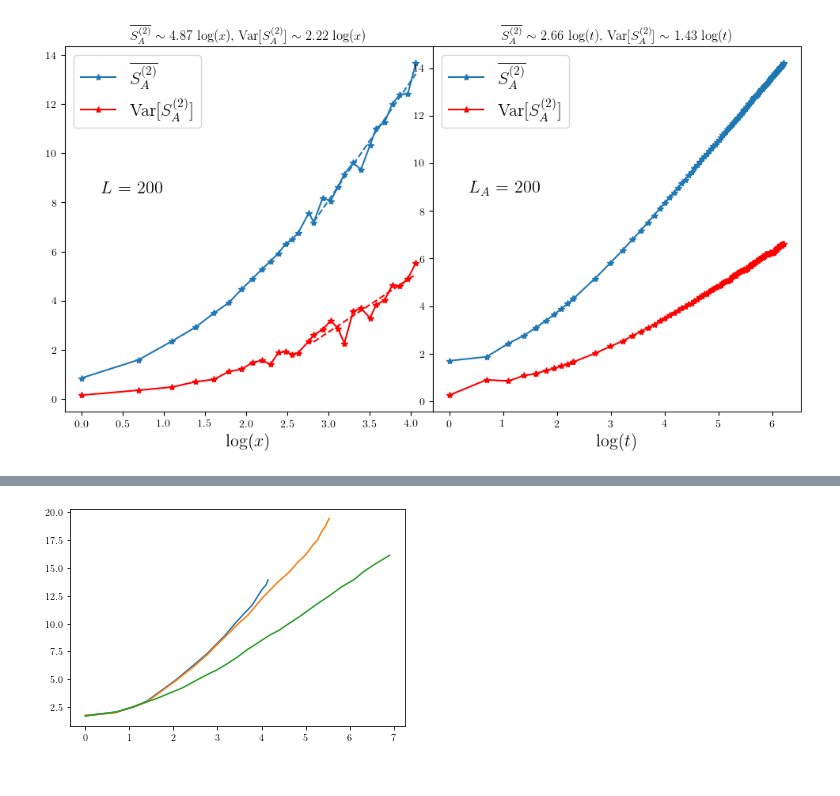
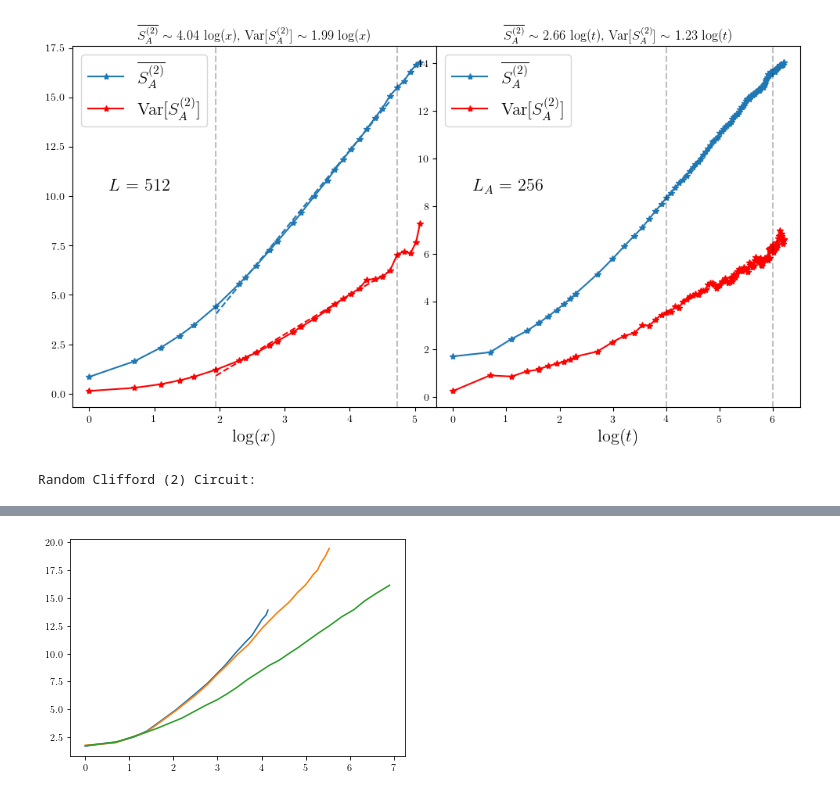
Before and after one commit to eliotheinrich/QuCircuit, a Jupyter notebook: plot_entropy.ipynb, the cells around one changed output, grey strips where cells are left out. Drawn from its saved outputs; the diff is of its cells as text; code cells hidden in the pictures.

```diff
--- a/plot_entropy.ipynb
+++ b/plot_entropy.ipynb
@@ -69,11 +69,13 @@ class DataFrame:
 			val.append(slide.get_nruns(key))
 		return np.array(val)
 
-	def query_key(self, key, val):
+	def filter(self, key, val):
 		new_df = DataFrame()
+		new_df.params = self.params.copy()
 		for slide in self.slides:
-			if np.isclose(slide[key], val):
+			if np.isclose(slide.get(key), val):
 				new_df.add_dataslide(slide)
+
 		return new_df
 
 def parse_datafield(s):
@@ -188,19 +190,9 @@ def logx(partition_size, system_size):
 
 
 # Used by fig4 and fig5
-def combine_slides(data: DataFrame):
+def unpack_slides(data: DataFrame):
 	data.slides = sorted(data.slides, key=lambda slide: slide.get('partition_size'))
 	num_slides = len(data.slides)
-
-	# Horrible; cleanup
-	data_new = DataFrame()
-	data_new.params = data.params
-	for i in range(0, num_slides, 2):
-		ds = DataSlide(data.slides[i].data.keys(), data.slides[i].data.values())
-		ds.data['entropy'] = np.array([combine_dist(data.slides[i].data['entropy'][0], data.slides[i+1].data['entropy'][0])])
-		data_new.add_dataslide(ds)
-
-	data = data_new
 
 	partition_sizes = np.array([slide.get('partition_size') for slide in data.slides])
 	entropy = data.get('entropy').flatten()
@@ -442,57 +227,68 @@ var: [1.2721065199006176e-05, 1.2145155627696744]
 # %%
-def get_coefficients(timeseries_filenames, fluctuation_filename):
+def get_coefficients(timeseries_filenames, fluctuation_filename, mzr_prob = None):
 	data_fluc = load_data(fluctuation_filename)
+	if mzr_prob is not None:
+		data_fluc = data_fluc.filter('mzr_prob', mzr_prob)
 
-	partition_sizes, entropy, entropy_err = combine_slides(data_fluc)
+	partition_sizes, entropy, entropy_err = unpack_slides(data_fluc)
 	entropy_var = entropy_err**2
 
 	system_size = data_fluc.get('system_size')[0]
 
-	x = np.array([logx(partition_size, system_size) for partition_size in partition_sizes])
-	x, entropy, entropy_var = truncate_data(x, entropy, entropy_var)
+	log_x = np.array([logx(partition_size, system_size) for partition_size in partition_sizes])
+	log_x, entropy, entropy_var = truncate_data(log_x, entropy, entropy_var)
 
 
-	fit_ind = 15
-	a_entropy, y_entropy = curve_fit(linear, x[fit_ind:], entropy[fit_ind:])[0]
-	a_entropy_var, y_entropy_var = curve_fit(linear, x[fit_ind:], entropy_var[fit_ind:])[0]
+	(start, end) = (5, -5)
+	a_entropy, y_entropy = curve_fit(linear, log_x[start:end], entropy[start:end])[0]
+	a_entropy_var, y_entropy_var = curve_fit(linear, log_x[start:end], entropy_var[start:end])[0]
 
 	fig, ax = plt.subplots(nrows=1, ncols=2, figsize=(12, 6))
-	ax[0].plot(x, entropy, color='C0', label=ee_string, marker='*')
-	ax[0].plot(x[fit_ind:], a_entropy*x[fit_ind:] + y_entropy, color='C0', linestyle='--')
-	ax[0].plot(x, entropy_var, color='red', label=ee_var_string, marker='*')
-	ax[0].plot(x[fit_ind:], a_entropy_var*x[fit_ind:] + y_entropy_var, color='red', linestyle='--')
+	ax[0].plot(log_x, entropy, color='C0', label=ee_string, marker='*')
+	ax[0].plot(log_x[start:end], a_entropy*log_x[start:end] + y_entropy, color='C0', linestyle='--')
+	ax[0].plot(log_x, entropy_var, color='red', label=ee_var_string, marker='*')
+	ax[0].plot(log_x[start:end], a_entropy_var*log_x[start:end] + y_entropy_var, color='red', linestyle='--')
 	ax[0].set_title(ee_string + r' $\sim$ ' + f'{a_entropy:.2f}' + r' $\log(x)$, ' + ee_var_string + r' $\sim$ ' + f'{a_entropy_var:.2f}' + r' $\log(x)$', )
 	ax[0].set_xlabel(r'$\log(x)$', fontsize=16)
 	ax[0].text(0.1, 0.6, r"$L$" + f" = {data_fluc.get('system_size')[0]}", transform=ax[0].transAxes, fontsize=16)
 	ax[0].legend(fontsize=16)
 
-	data = [average_data(load_data(f)) for f in timeseries_filenames]
+	ax[0].axvline(log_x[end], linestyle='--', color='k', alpha=0.25)
+	ax[0].axvline(log_x[start], linestyle='--', color='k', alpha=0.25)
 
-	fit_ind = 20
+	if mzr_prob is None:
+		data = [average_data(load_data(f)) for f in timeseries_filenames]
+	else:
+		data = [average_data(load_data(f).filter('mzr_prob', mzr_prob)) for f in timeseries_filenames]
+
 	entropy, entropy_err, N, t = [np.concatenate(tuple(val[i] for val in data)) for i in range(4)]
 	inds = np.argsort(t)
 	entropy, entropy_var, N, t = entropy[inds], entropy_err[inds]**2, N[inds], t[inds]
-	logt = np.log(t)
+	log_t = np.log(t)
 
-	a_entropy, y_entropy = curve_fit(linear, logt[fit_ind:], entropy[fit_ind:])[0]
-	a_entropy_var, y_entropy_var = curve_fit(linear, logt[fit_ind:], entropy_var[fit_ind:])[0]
+	(start, end) = (20, -20)
+	a_entropy, y_entropy = curve_fit(linear, log_t[start:end], entropy[start:end])[0]
+	a_entropy_var, y_entropy_var = curve_fit(linear, log_t[start:end], entropy_var[start:end])[0]
 
-	ax[1].plot(logt, entropy, color='C0', label=ee_string, marker='*')
-	ax[1].plot(logt[fit_ind:], a_entropy*logt[fit_ind:] + y_entropy, color='C0', linestyle='--')
-	ax[1].plot(logt, entropy_var, color='red', label=ee_var_string, marker='*')
-	ax[1].plot(logt[fit_ind:], a_entropy_var*logt[fit_ind:] + y_entropy_var, color='red', linestyle='--')
+	ax[1].plot(log_t, entropy, color='C0', label=ee_string, marker='*')
+	ax[1].plot(log_t[start:end], a_entropy*log_t[start:end] + y_entropy, color='C0', linestyle='--')
+	ax[1].plot(log_t, entropy_var, color='red', label=ee_var_string, marker='*')
+	ax[1].plot(log_t[start:end], a_entropy_var*log_t[start:end] + y_entropy_var, color='red', linestyle='--')
 	ax[1].set_title(ee_string + r' $\sim$ ' + f'{a_entropy:.2f}' + r' $\log(t)$, ' + ee_var_string + r' $\sim$ ' + f'{a_entropy_var:.2f}' + r' $\log(t)$', )
 	ax[1].set_xlabel(r'$\log(t)$', fontsize=16)
 	ax[1].text(0.1, 0.6, r"$L_A$" + f" = {load_data(timeseries_filenames[0]).get('partition_size')[0]}", transform=ax[1].transAxes, fontsize=16)
 	ax[1].legend(fontsize=16)
 
+	ax[1].axvline(log_t[end], linestyle='--', color='k', alpha=0.25)
+	ax[1].axvline(log_t[start], linestyle='--', color='k', alpha=0.25)
+
 	plt.subplots_adjust(wspace=0)
 	plt.show()
 
-print("CXCZ Circuit:")
-get_coefficients(["data/timeseries.json", "data/timeseries_small.json"], "data/fluctuations_small.json")
-#print("Random Clifford (2) Circuit:")
-#get_coefficients(["data/timeseries" + suffix2 + ".json", "data/timeseries_small" + suffix2 + ".json"], "data/fluctuations" + suffix2 + ".json")
+print("Quantum Automaton Circuit:")
+get_coefficients(["data/timeseries.json", "data/timeseries_small.json"], "data/fluctuations.json")
+print("Random Clifford (2) Circuit:")
+get_coefficients(["data/timeseries_1024" + suffix2 + ".json", "data/timeseries_small_1024" + suffix2 + ".json"], "data/fluctuations_1024" + suffix2 + ".json")
 #print("Random Clifford (4) Circuit:")
 #get_coefficients(["data/timeseries" + suffix4 + ".json", "data/timeseries_small" + suffix4 + ".json"], "data/fluctuations" + suffix4 + ".json")
 # %% [output]
@@ -500 +296,2 @@ CXCZ Circuit:
-[figure, old version]
+[figure, new version]
+Random Clifford (2) Circuit:
```
Also changed, not shown: parts of 8 cells of this notebook.
